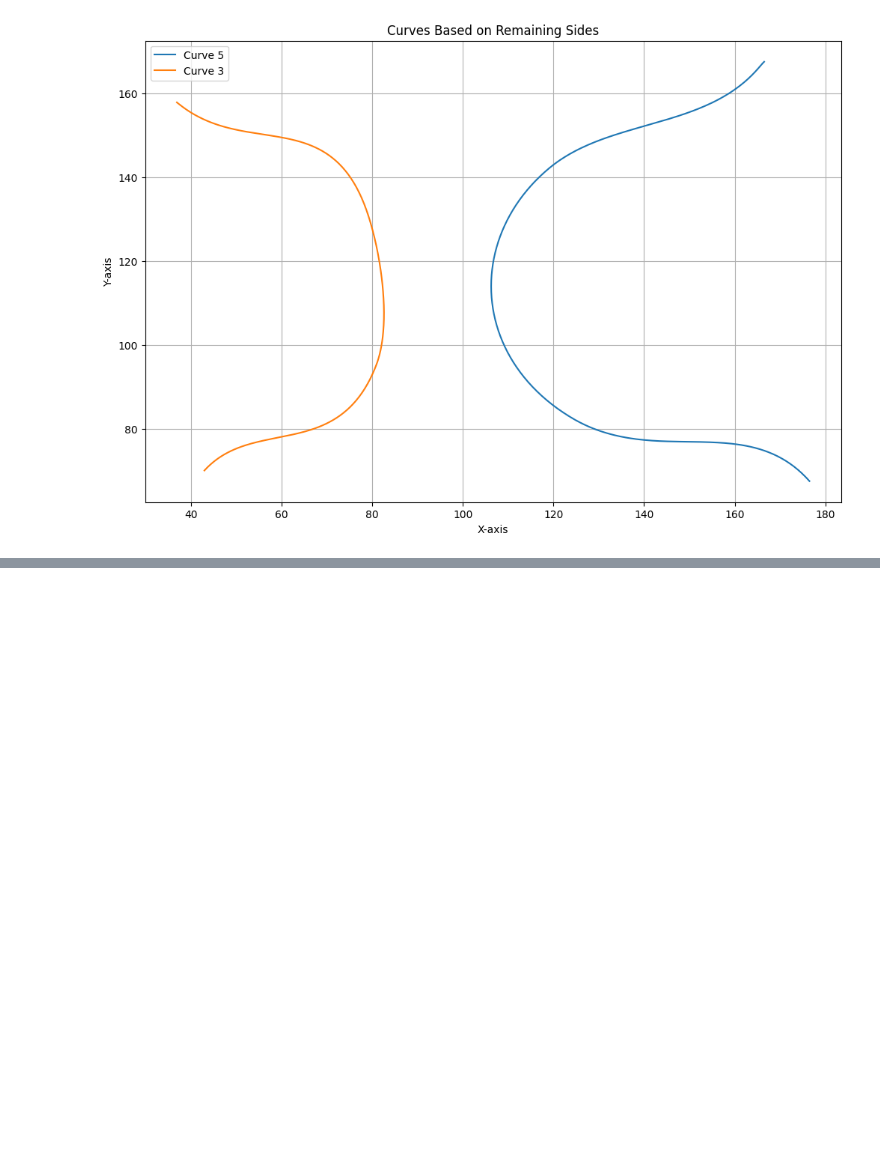
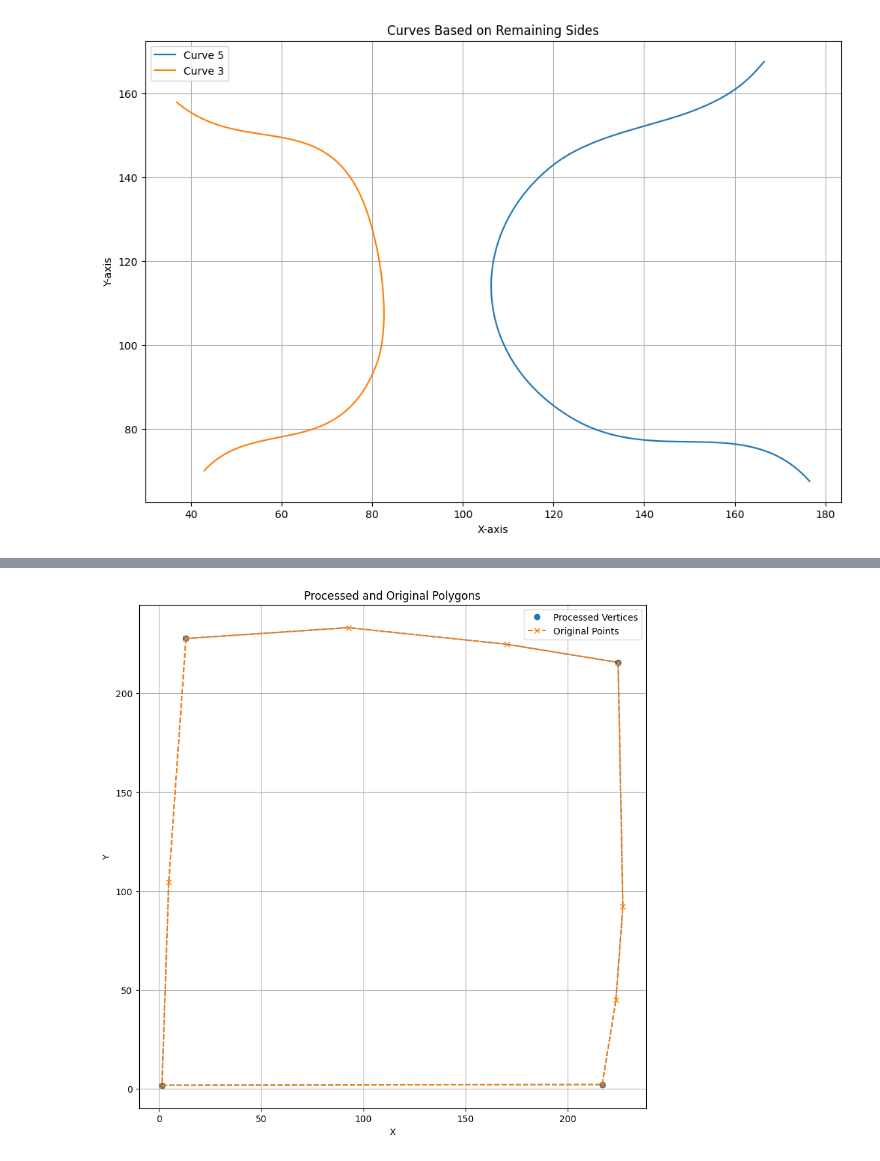
Before and after one commit to shubhamshinde6762/Adobe_Gensolve, a Jupyter notebook: all_integrated.ipynb, the cells around one changed output, grey strips where cells are left out. Cells and saved outputs as stored; diff of their text form; code cells hidden in the pictures; blank space fills up the shorter version.

Commit message:
polygon processed

```diff
--- a/all_integrated.ipynb
+++ b/all_integrated.ipynb
@@ -715,0 +840,97 @@ plot_curves_from_sides(curves, inverse_dict, remaining_sides)
+# %%
+import math
+import heapq
+import matplotlib.pyplot as plt
+import numpy as np
+
+# Function to calculate the angle between two lines
+def calculate_angle(line1, line2):
+    def vector_from_line(line):
+        (x1, y1), (x2, y2) = line
+        return (x2 - x1, y2 - y1)
+
+    (x1, y1), (x2, y2) = line1
+    (x3, y3), (x4, y4) = line2
+
+    common_points = set(line1) & set(line2)
+    if len(common_points) == 0:
+        return None
+
+    vec1 = vector_from_line(line1)
+    vec2 = vector_from_line(line2)
+
+    magnitude1 = math.sqrt(vec1[0]**2 + vec1[1]**2)
+    magnitude2 = math.sqrt(vec2[0]**2 + vec2[1]**2)
+
+    if magnitude1 == 0 or magnitude2 == 0:
+        return None
+
+    dot_product = vec1[0] * vec2[0] + vec1[1] * vec2[1]
+    cos_theta = dot_product / (magnitude1 * magnitude2)
+
+    cos_theta = min(1, max(-1, cos_theta))
+
+    angle = math.degrees(math.acos(cos_theta))
+    return angle
+
+def process_polygons(polygons):
+    vertices_arr = []
+    lines_arr = []
+
+    for points in polygons:
+        lines = []
+        for i in range(len(points) - 1):
+            lines.append((points[i], points[(i + 1) % len(points)]))
+
+        heap = []
+        for i in range(len(lines)):
+            angle = calculate_angle(lines[i], lines[(i + 1) % len(lines)])
+            if angle is not None:
+                heapq.heappush(heap, (abs(90 - angle), lines[i], lines[(i + 1) % len(lines)]))
+
+        vertices = set()
+        while heap:
+            angle_diff, line1, line2 = heapq.heappop(heap)
+            if angle_diff <= 360 / (len(vertices) + 1):
+                common_point = tuple(set(line1) & set(line2))
+                if common_point:
+                    vertices.add(common_point)
+
+        vertices = np.array(list(vertices))
+        if vertices.ndim > 2:
+            vertices = vertices.reshape(-1, 2)
+
+        vertices_arr.append(vertices)
+        lines_arr.append(lines)
+
+    return vertices_arr, lines_arr
+
+# Example polygons (replace with actual filtered unused polygons)
+# filtered_unused_loops = [
+#     np.array([[224.6, 215.7], [216.8, 2.1], [1.5, 1.7], [13.2, 227.8]]),
+#     # Add more polygons here
+# ]
+
+vertices_arr, lines_arr = process_polygons(filtered_unused_loops)
+print(vertices_arr, lines_arr)
+# Plot the polygons
+plt.figure(figsize=(10, 10))
+for vertices in vertices_arr:
+    plt.plot(vertices[:, 0], vertices[:, 1], 'o', label='Processed Vertices')
+
+for lines in lines_arr:
+    for line in lines:
+        x_values, y_values = zip(*line)
+        plt.plot(x_values, y_values, 'k--', alpha=0.5)
+
+# Plot the original points for reference
+for points in filtered_unused_loops:
+    plt.plot([p[0] for p in points], [p[1] for p in points], 'x--',  label='Original Points')
+
+plt.xlabel('X')
+plt.ylabel('Y')
+plt.title('Processed and Original Polygons')
+plt.legend()
+plt.grid(True)
+plt.show()
+# %% [output]
@@ -715,0 +941 @@ plot_curves_from_sides(curves, inverse_dict, remaining_sides)
+[figure, added]
```
Also changed, not shown: parts of 7 cells of this notebook.
